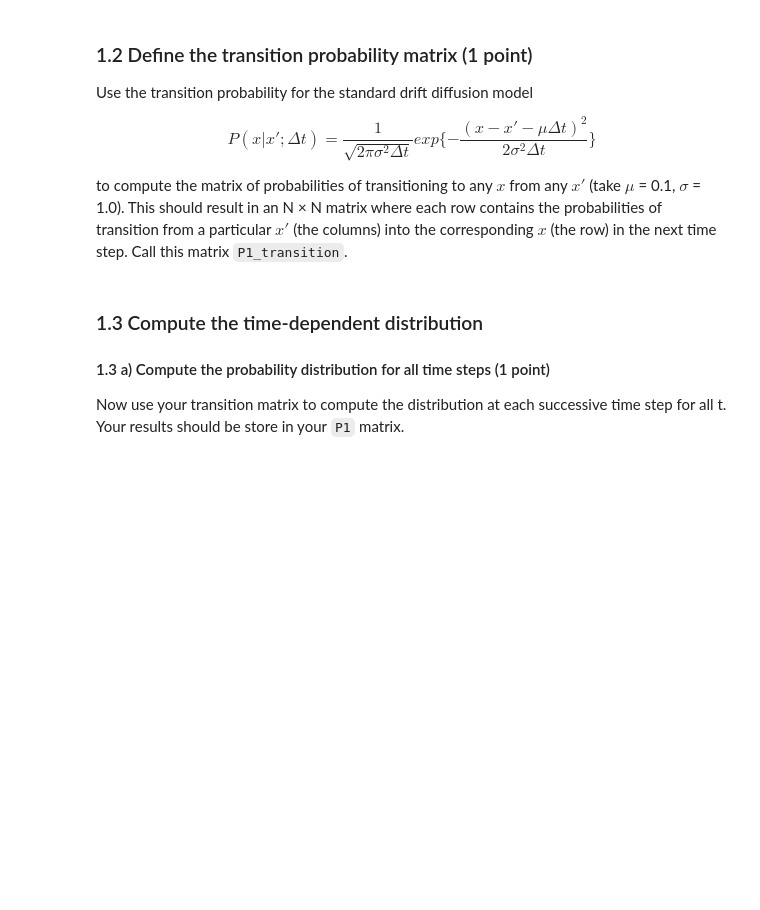
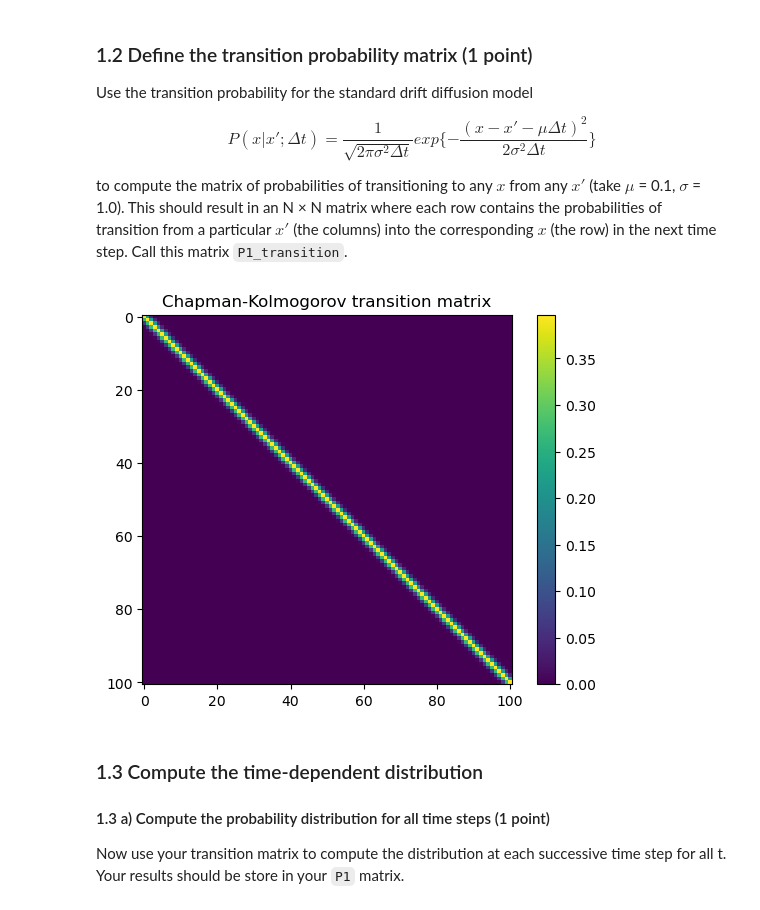
Before and after one commit to lfogarty98/mhbf_pt, a Jupyter notebook: 6-decision-making-II/decision-making-II.ipynb, the cells around one changed output. Saved outputs shown, nothing was run; the diff lists cells and outputs as text; code cells hidden in the pictures; blank space fills up the shorter version.

```diff
--- a/6-decision-making-II/decision-making-II.ipynb
+++ b/6-decision-making-II/decision-making-II.ipynb
@@ -98,3 +95,10 @@ raise NotImplementedError()
+# %%
+dt = 1
+N = 2*50 + 1
+center_pos = int(np.ceil(N/2))
+M = 1000/dt
+P1 = np.zeros((int(N), int(M)))
+P1[center_pos, 0] = 1 # initial condition
 # %%
 """ Test that variable `P1` is defined """
 
@@ -115,3 +116,18 @@ raise NotImplementedError()
+# %%
+def compute_transition_probability(x, x_prime, mu = 0.1, sigma = 1.0, dt = 1):
+    return (1/((2*np.pi*sigma**2*dt)**0.5)) * np.exp(-((x - x_prime - mu * dt)**2/(2*sigma**2*dt)))
+
+P1_transition = np.zeros((N,N))
+for i in range (N):
+    for j in range(N):
+        P1_transition[i,j] = compute_transition_probability(x=i, x_prime=j)
+
+plt.imshow(P1_transition)
+plt.title("Chapman-Kolmogorov transition matrix")
+plt.colorbar()
+plt.show()
+# %% [output]
+[figure, added]
 # %%
 """ Test that variable `P1_transision` is defined """
 
```
Also changed, not shown: parts of 14 cells of this notebook.
